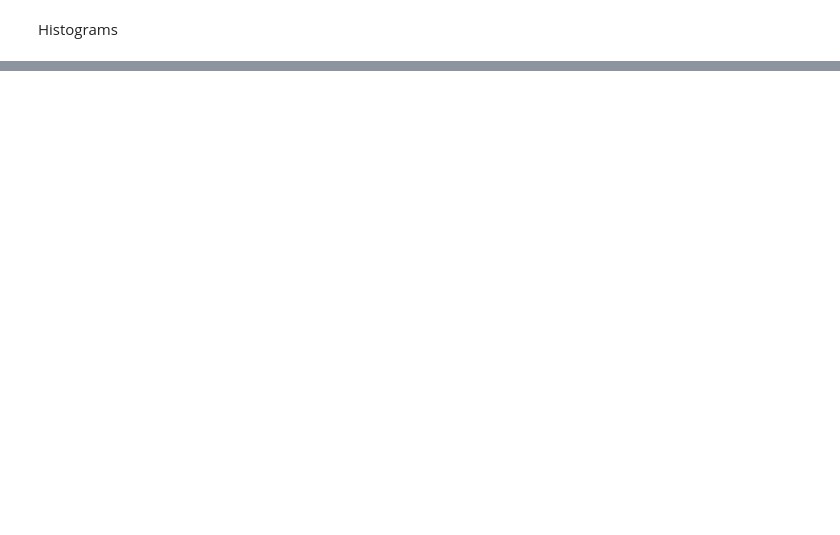
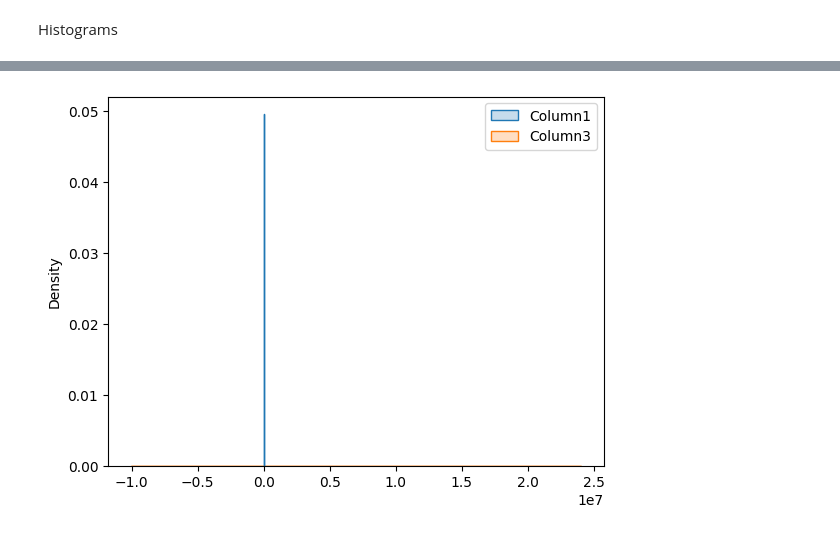
Before and after one commit to MJMRData1Assignment1/Assignment-1, a Jupyter notebook: CheatSheet/Lab01-03.ipynb, the cells around one changed output, grey strips where cells are left out. Cells and saved outputs as stored; diff of their text form; code cells hidden in the pictures; blank space fills up the shorter version.

```diff
--- a/CheatSheet/Lab01-03.ipynb
+++ b/CheatSheet/Lab01-03.ipynb
@@ -101,0 +162,4 @@ import seaborn as sns
+# %%
+b = sns.kdeplot(db, fill=True)
+# %% [output]
+[figure, added]
```
Also changed, not shown: parts of 17 cells of this notebook.
